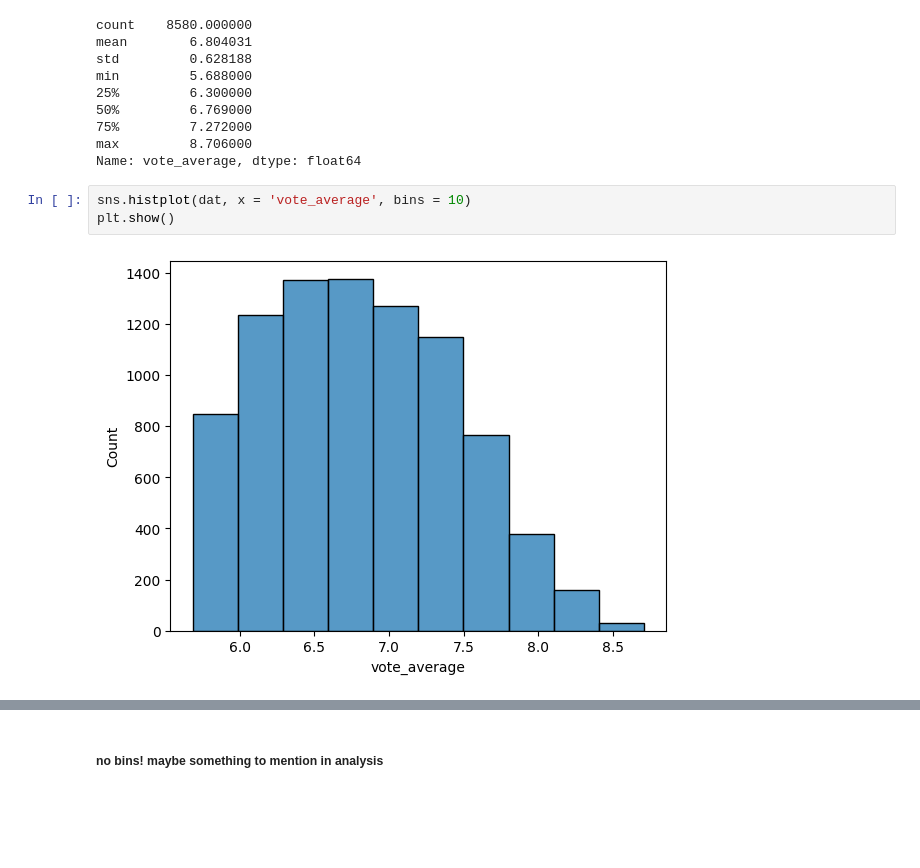
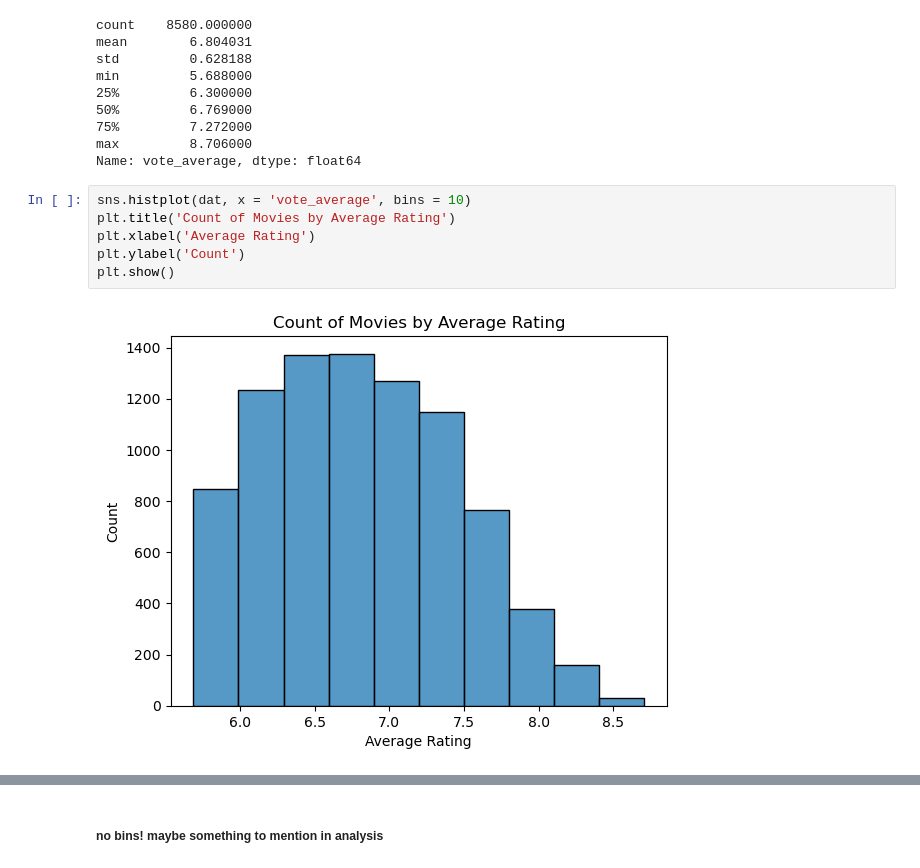
Before and after one commit to ndcarlos/top-movies, a Jupyter notebook: top-movies.202410.ipynb, the cells around one changed output, grey strips where cells are left out. Drawn from its saved outputs; the diff is of its cells as text; blank space fills up the shorter version.

```diff
--- a/top-movies.202410.ipynb
+++ b/top-movies.202410.ipynb
@@ -80,9 +83,12 @@ max         8.706000
 Name: vote_average, dtype: float64
 # %%
 sns.histplot(dat, x = 'vote_average', bins = 10)
+plt.title('Count of Movies by Average Rating')
+plt.xlabel('Average Rating')
+plt.ylabel('Count')
 plt.show()
 # %% [output]
-[figure, old version]
+[figure, new version]
 # %%
 # Ratings Histogram
 
```
Also changed, not shown: parts of 3 cells of this notebook.
